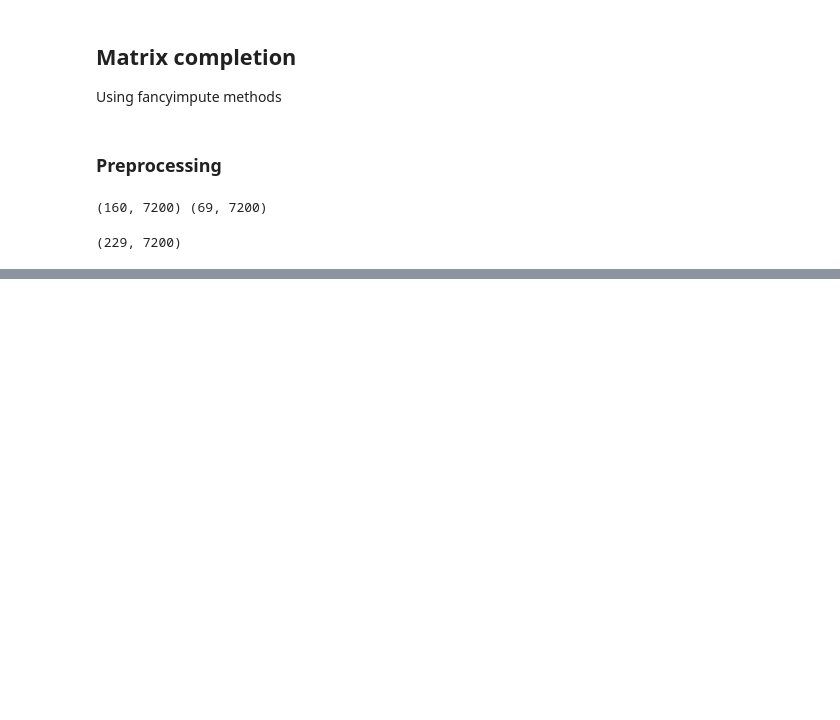
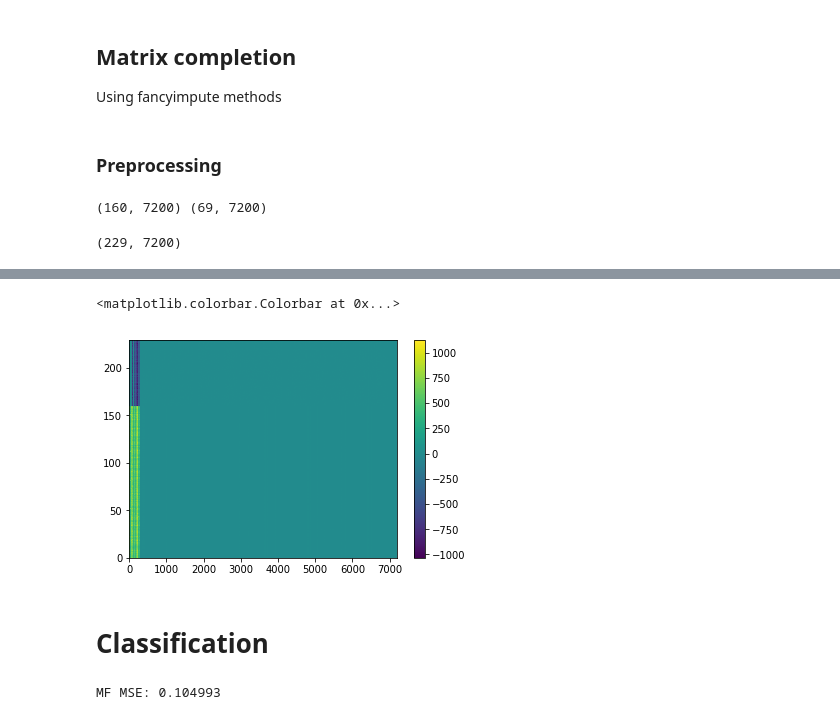
Before and after one commit to ejake/mandibular_morphology, a Jupyter notebook: matrix_completion.ipynb, the cells around one changed output, grey strips where cells are left out. Saved outputs shown, nothing was run; the diff lists cells and outputs as text; code cells hidden in the pictures; blank space fills up the shorter version.

```diff
--- a/matrix_completion.ipynb
+++ b/matrix_completion.ipynb
@@ -118,0 +238,8 @@ print("knnImpute MSE: %f" % knn_mse)
+# %%
+plt.pcolormesh(X_filled_mf)
+plt.colorbar()
+# %% [output]
+<matplotlib.colorbar.Colorbar at 0x...>
+[figure, added]
+# %% [markdown]
+# Classification
@@ -118,0 +248,5 @@ print("knnImpute MSE: %f" % knn_mse)
+# %%
+nnm_mse = np.linalg.norm(perfil_all- np.abs(X_filled_mf_rank100))/np.linalg.norm(perfil_all)
+print("MF MSE: %f" % nnm_mse)
+# %% [output]
+MF MSE: 0.104993
```
Also changed, not shown: parts of 33 cells of this notebook, 1 other file.
